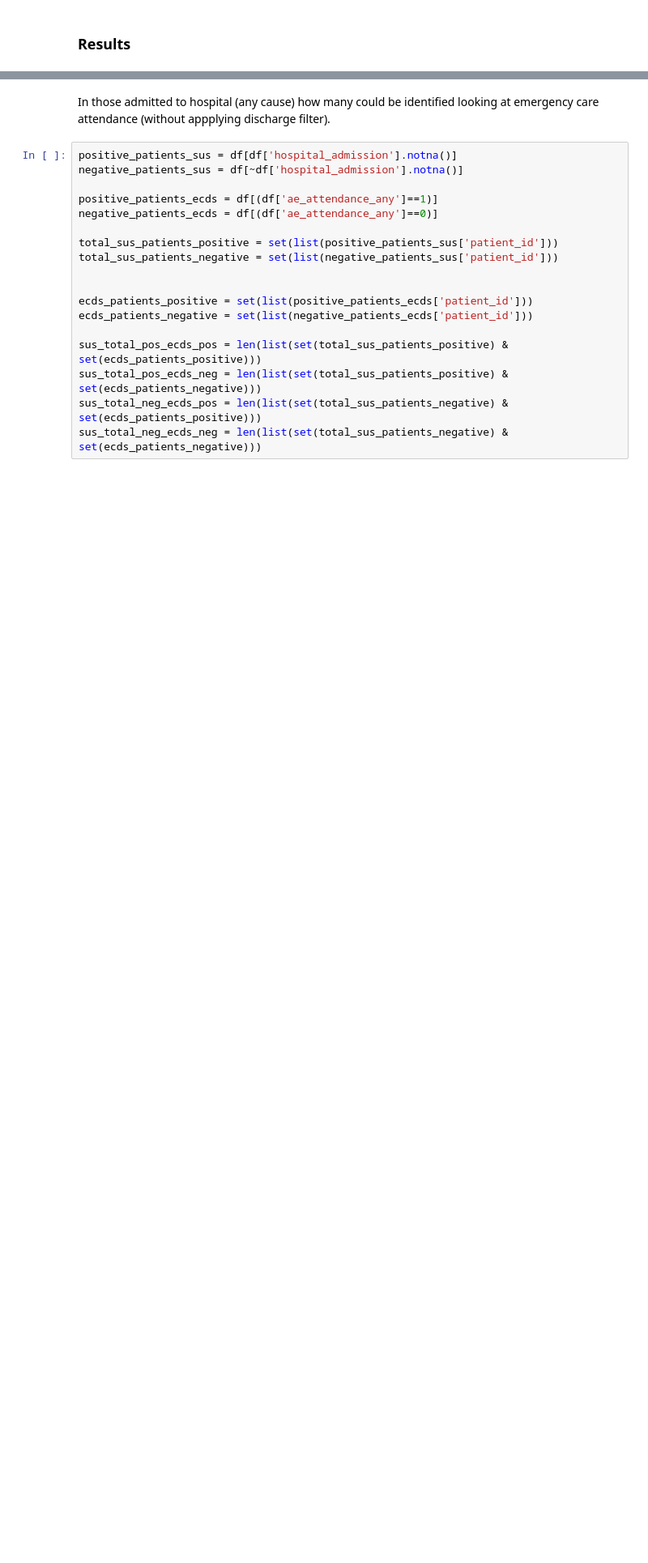
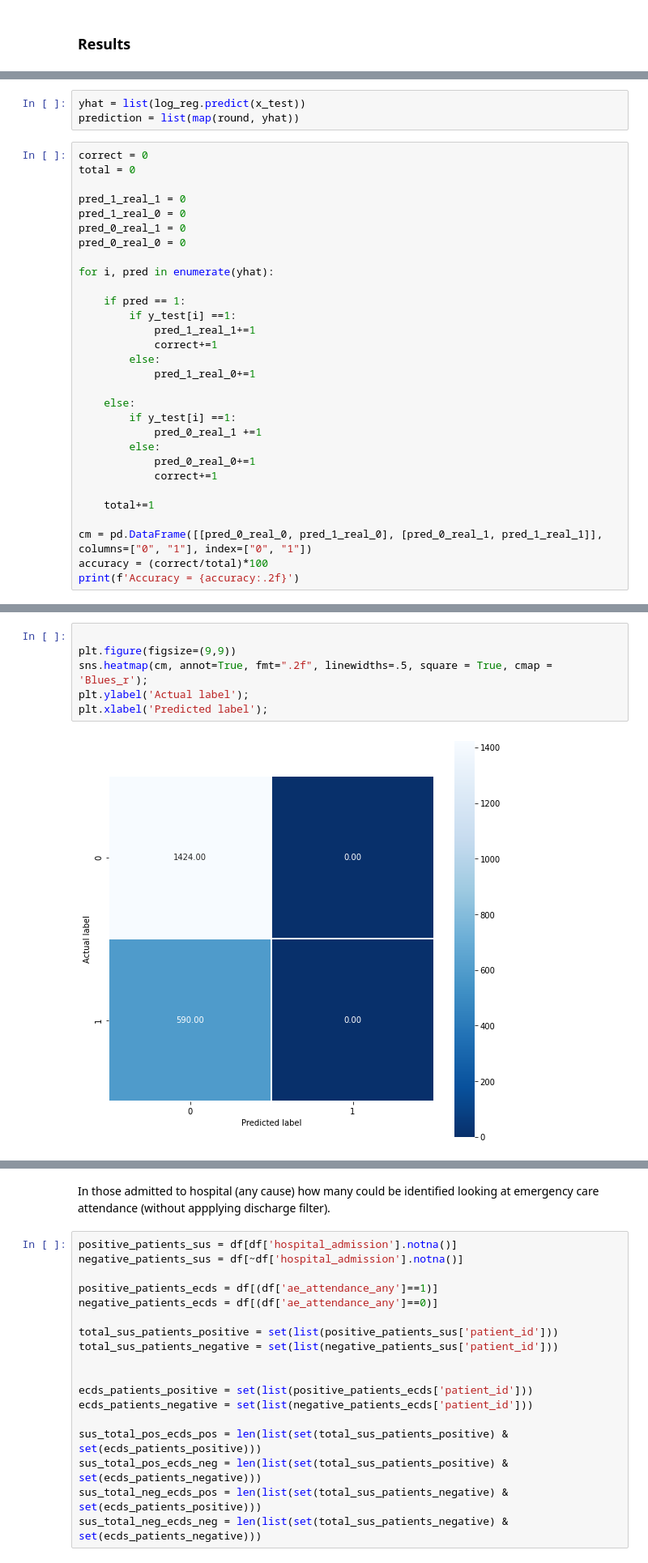
Before and after one commit to opensafely/vaccine-effectiveness-hospital-admissions-validation, a Jupyter notebook: analysis/emergency_admission_validation.ipynb, the cells around one changed output, grey strips where cells are left out. Shown at 81% size. Saved outputs shown, nothing was run; the diff lists cells and outputs as text; blank space fills up the shorter version.

Commit message:
add predictions

```diff
--- a/analysis/emergency_admission_validation.ipynb
+++ b/analysis/emergency_admission_validation.ipynb
@@ -88,0 +185,33 @@ display(HTML(f'<table><tr><th>Group</th><th>Total</th><th>%</th></tr><tr><th>Hos
+# %%
+yhat = list(log_reg.predict(x_test))
+prediction = list(map(round, yhat))
+# %%
+correct = 0
+total = 0
+
+pred_1_real_1 = 0
+pred_1_real_0 = 0
+pred_0_real_1 = 0
+pred_0_real_0 = 0
+
+for i, pred in enumerate(yhat):
+
+    if pred == 1:
+        if y_test[i] ==1:
+            pred_1_real_1+=1
+            correct+=1
+        else:
+            pred_1_real_0+=1
+
+    else:
+        if y_test[i] ==1:
+            pred_0_real_1 +=1
+        else:
+            pred_0_real_0+=1
+            correct+=1
+
+    total+=1
+
+cm = pd.DataFrame([[pred_0_real_0, pred_1_real_0], [pred_0_real_1, pred_1_real_1]], columns=["0", "1"], index=["0", "1"])
+accuracy = (correct/total)*100
+print(f'Accuracy = {accuracy:.2f}')
@@ -88,0 +220,8 @@ display(HTML(f'<table><tr><th>Group</th><th>Total</th><th>%</th></tr><tr><th>Hos
+# %%
+
+plt.figure(figsize=(9,9))
+sns.heatmap(cm, annot=True, fmt=".2f", linewidths=.5, square = True, cmap = 'Blues_r');
+plt.ylabel('Actual label');
+plt.xlabel('Predicted label');
+# %% [output]
+[figure, added]
```
Also changed, not shown: parts of 18 cells of this notebook, 1 other file.
